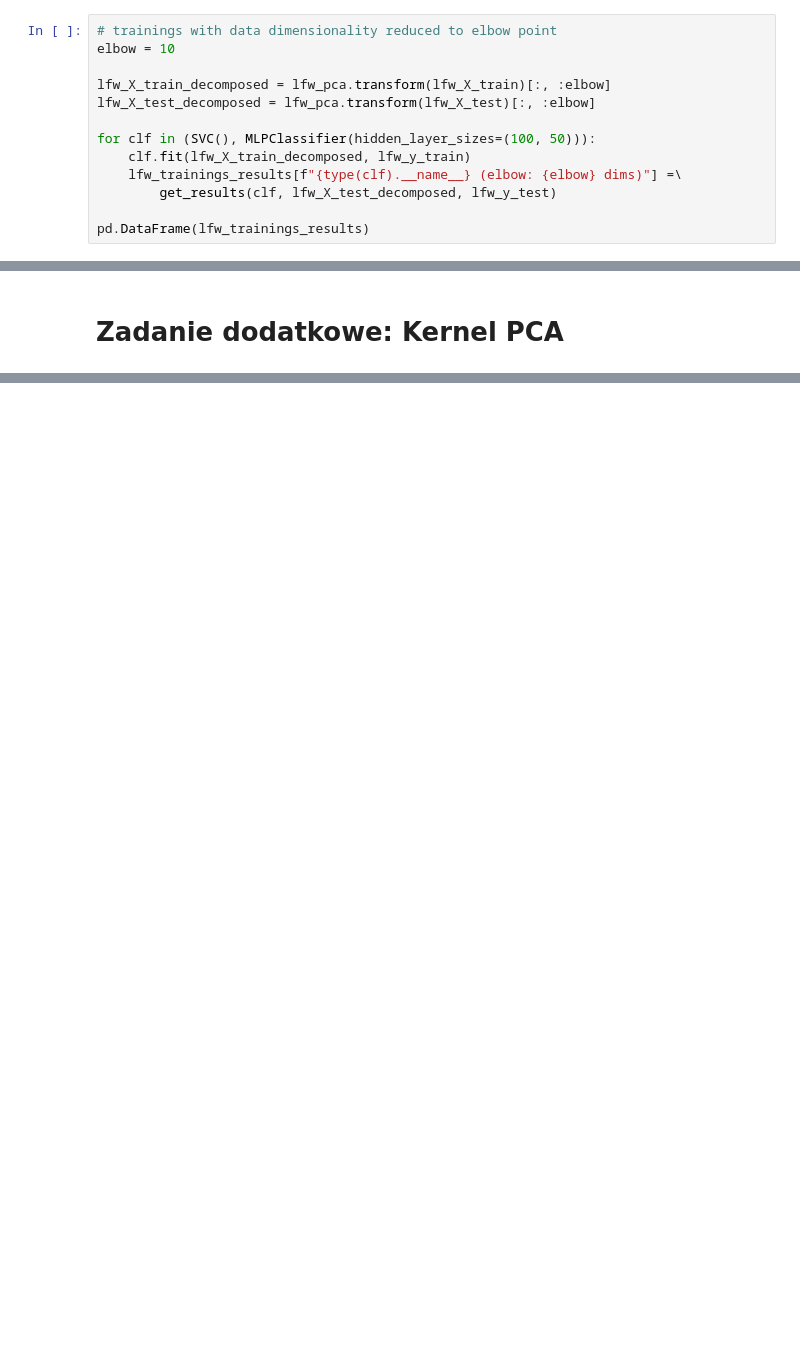
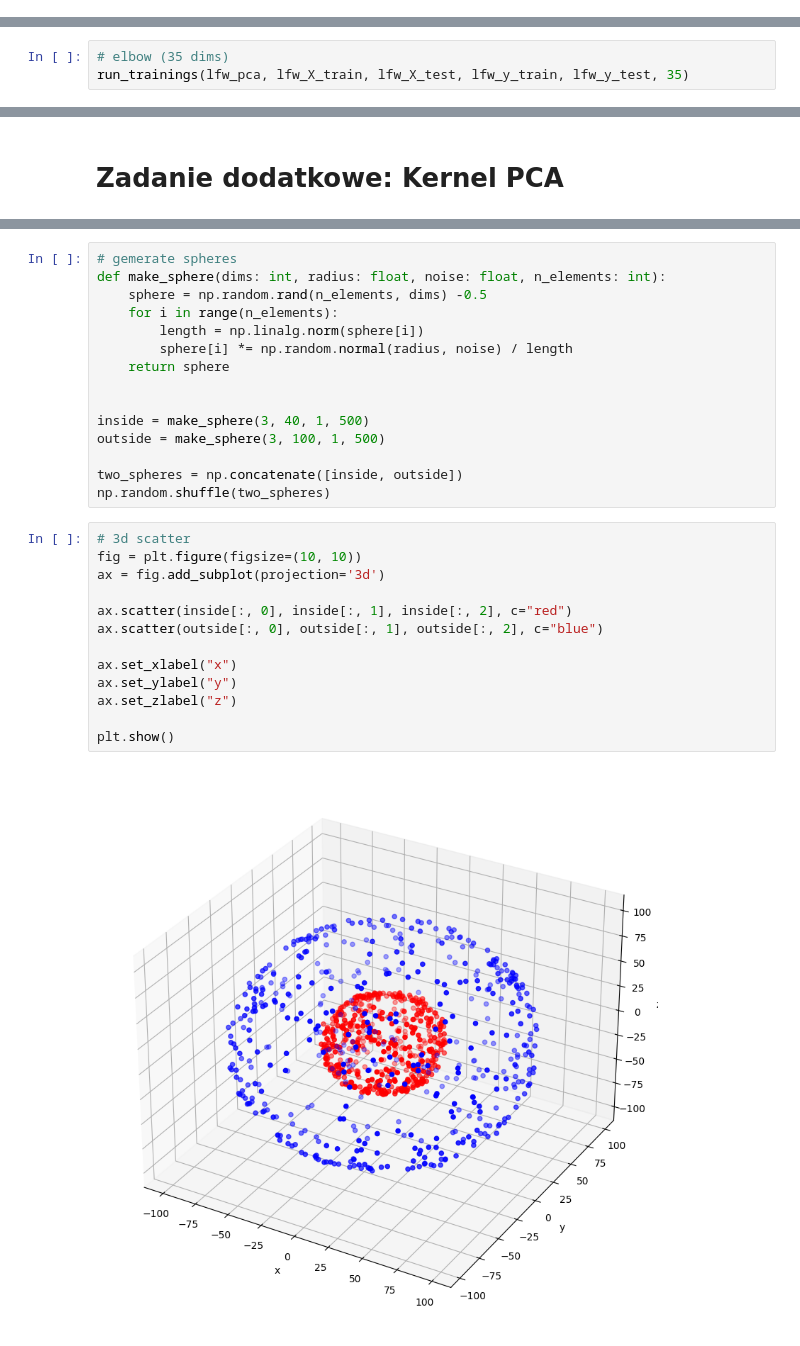
Before and after one commit to jupiterb/agh-data-science, a Jupyter notebook: 1/data_exploration/labs/lab1.ipynb, the cells around one changed output, grey strips where cells are left out. Cells and saved outputs as stored; diff of their text form; blank space fills up the shorter version.

Commit message:
data exploration: finito

```diff
--- a/1/data_exploration/labs/lab1.ipynb
+++ b/1/data_exploration/labs/lab1.ipynb
@@ -301,13 +324,0 @@ plt.show()
-# %%
-# trainings with data dimensionality reduced to elbow point
-elbow = 10
-
-lfw_X_train_decomposed = lfw_pca.transform(lfw_X_train)[:, :elbow]
-lfw_X_test_decomposed = lfw_pca.transform(lfw_X_test)[:, :elbow]
-
-for clf in (SVC(), MLPClassifier(hidden_layer_sizes=(100, 50))):
-    clf.fit(lfw_X_train_decomposed, lfw_y_train)
-    lfw_trainings_results[f"{type(clf).__name__} (elbow: {elbow} dims)"] =\
-        get_results(clf, lfw_X_test_decomposed, lfw_y_test)
-
-pd.DataFrame(lfw_trainings_results)
@@ -330,0 +325,3 @@ pd.DataFrame(lfw_trainings_results)
+# %%
+# elbow (35 dims)
+run_trainings(lfw_pca, lfw_X_train, lfw_X_test, lfw_y_train, lfw_y_test, 35)
@@ -350,0 +373,30 @@ plt.show()
+# %%
+# gemerate spheres
+def make_sphere(dims: int, radius: float, noise: float, n_elements: int):
+    sphere = np.random.rand(n_elements, dims) -0.5
+    for i in range(n_elements):
+        length = np.linalg.norm(sphere[i])
+        sphere[i] *= np.random.normal(radius, noise) / length
+    return sphere
+
+
+inside = make_sphere(3, 40, 1, 500)
+outside = make_sphere(3, 100, 1, 500)
+
+two_spheres = np.concatenate([inside, outside])
+np.random.shuffle(two_spheres)
+# %%
+# 3d scatter
+fig = plt.figure(figsize=(10, 10))
+ax = fig.add_subplot(projection='3d')
+
+ax.scatter(inside[:, 0], inside[:, 1], inside[:, 2], c="red")
+ax.scatter(outside[:, 0], outside[:, 1], outside[:, 2], c="blue")
+
+ax.set_xlabel("x")
+ax.set_ylabel("y")
+ax.set_zlabel("z")
+
+plt.show()
+# %% [output]
+[figure, added]
```
Also changed, not shown: parts of 19 cells of this notebook.
